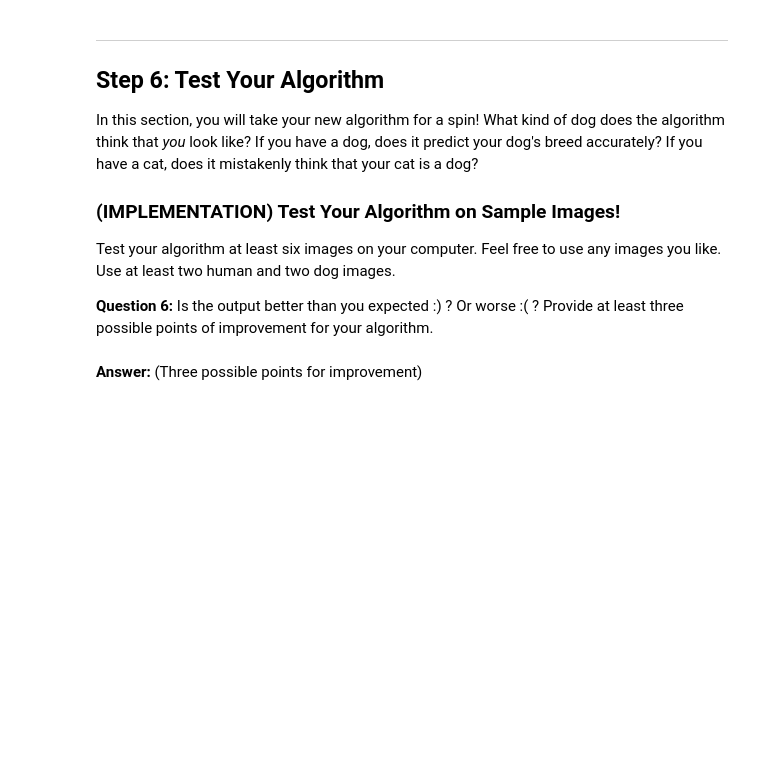
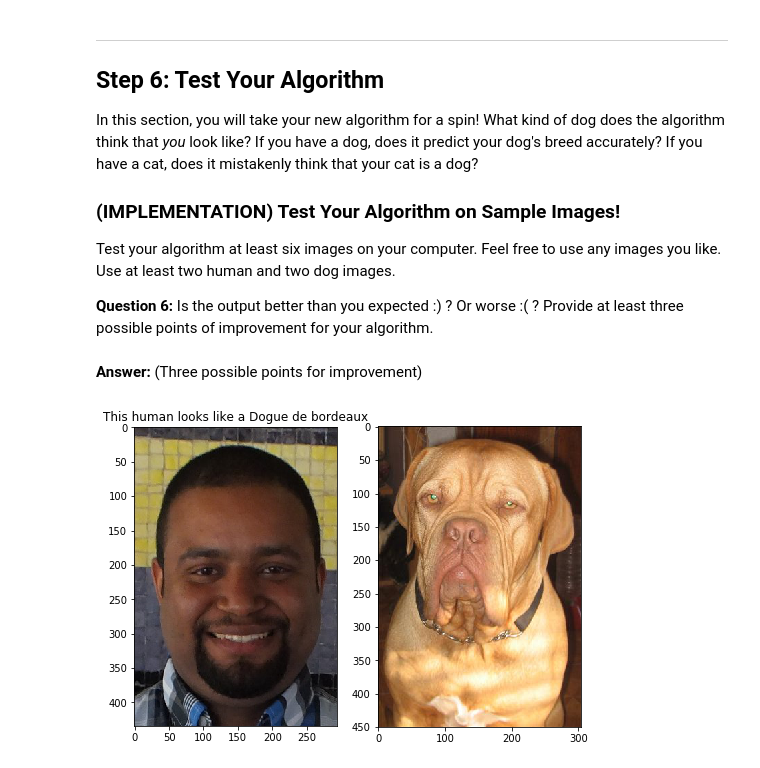
Before and after one commit to toneloy/project-dog-classification, a Jupyter notebook: dog_app.ipynb, the cells around one changed output. Drawn from its saved outputs; the diff is of its cells as text; code cells hidden in the pictures; blank space fills up the shorter version.

Commit message:
FEAT: Add sampleImages folder and show sample dog with the run_app function

```diff
--- a/dog_app.ipynb
+++ b/dog_app.ipynb
@@ -803,19 +826,43 @@ Some sample output for our algorithm is provided below, but feel free to design
 # %%
 ### TODO: Write your algorithm.
 ### Feel free to use as many code cells as needed.
+from matplotlib import pyplot as plt
+import matplotlib.image as mpimg
+
+def sample_dog(breed):
+    idx = class_names.index(breed)
+    dog_imgs = loaders_transfer['train'].dataset.imgs
+    breed_imgs = [img_path for (img_path, class_idx) in dog_imgs if class_idx == idx]
+    dog_sample = breed_imgs[0]
+
+    return dog_sample
 
 def run_app(img_path):
     ## handle cases for a human face, dog, and neither
+    fig = plt.figure(figsize=(8, 8))
+
     breed = predict_breed_transfer(img_path)
 
+    img = mpimg.imread(img_path)
+
+    fig.add_subplot(1, 2, 1)
+    imgplot = plt.imshow(img)
+
     if dog_detector(img_path):
-        return 'This dog is a {}'.format(breed)
+        msg = 'This dog is a {}'.format(breed)
 
     elif face_detector(img_path):
-        return 'This human looks like a {}'.format(breed)
+        msg = 'This human looks like a {}'.format(breed)
 
     else:
-        return 'What are you doing here?'
+        msg = 'What are you doing here?'
+
+    plt.title(msg)
+
+    fig.add_subplot(1, 2, 2)
+    dog_img = mpimg.imread(sample_dog(breed))
+    dog_imgplot = plt.imshow(dog_img)
+    plt.show()
 # %% [markdown]
 ---
 <a id='step6'></a>
@@ -833,10 +880,11 @@ __Answer:__ (Three possible points for improvement)
 # %%
 ## TODO: Execute your algorithm from Step 6 on
 ## at least 6 images on your computer.
 ## Feel free to use as many code cells as needed.
 
 ## suggested code, below
-files = np.array(['C:\\Users\\tonel\\Downloads\\DSCF0056.jpg'])
+files = np.array(glob('sampleImages/*'))
 for file in files:
-    msg = run_app(file)
-    print(msg)
+    run_app(file)
+# %% [output]
+[figure, added]
```
Also changed, not shown: parts of 2 cells of this notebook, 1 other file.
